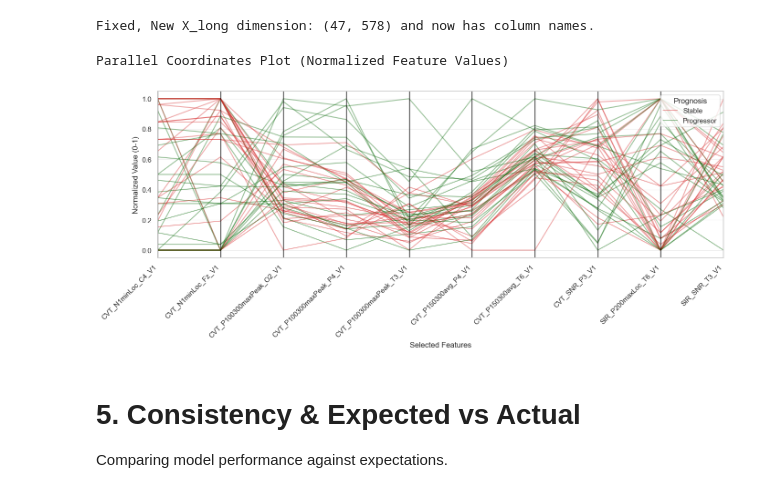
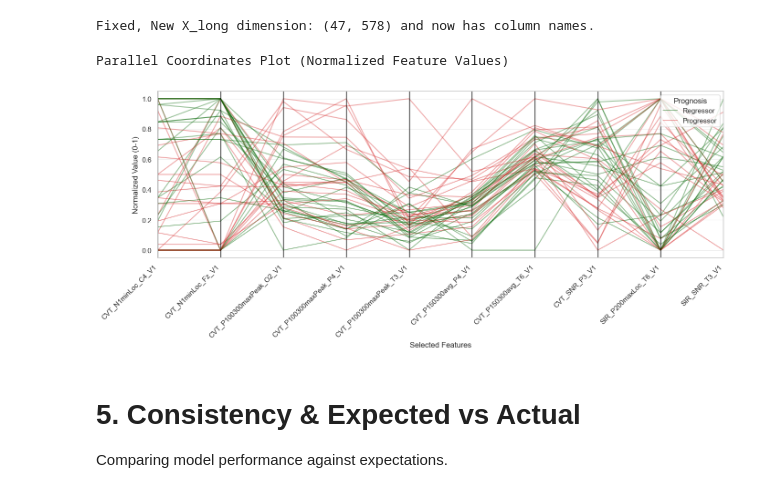
Before and after one commit to EdizArkin/EEG-Cognitive-Progression-Analysis-Early-Diagnosis, a Jupyter notebook: model.ipynb, the cells around one changed output. Cells and saved outputs as stored; diff of their text form; code cells hidden in the pictures.

```diff
--- a/model.ipynb
+++ b/model.ipynb
@@ -485,36 +485,36 @@ selected_cols = X_long.columns[mask].tolist()
 # Create a temporary DataFrame for visualization
 df_vis = X_long[selected_cols].copy()
 
 # Normalize features to 0-1 range (Crucial for Parallel Coordinates)
 # Without normalization, features with large scales (e.g., Power) would dominate the plot.
 df_vis = (df_vis - df_vis.min()) / (df_vis.max() - df_vis.min())
 
 # Add the Target column for coloring
-df_vis['Progression_Status'] = y_long.map({0: 'Stable', 1: 'Progressor'})
+df_vis['Progression_Status'] = y_long.map({0: 'Regressor', 1: 'Progressor'})
 
 # Plotting
 fig = plt.figure(figsize=(14, 6))
 parallel_coordinates(
     df_vis,
     'Progression_Status',
-    color=('#D62728', '#006400'), # Red (Progressor) vs Dark Green (Stable)
+    color=('#006400','#D62728'), # Dark Green (Regressor) vs Red (Progressor)
     alpha=0.4,
     linewidth=1.5
 )
 
 print("Parallel Coordinates Plot (Normalized Feature Values)")
 plt.ylabel("Normalized Value (0-1)")
 plt.xlabel("Selected Features")
 plt.xticks(rotation=45, ha='right')
 plt.grid(True, alpha=0.3)
 plt.legend(title="Prognosis", loc='upper right')
 plt.tight_layout()
 
 outfp = os.path.join(OUT_FIGS, 'parallel_coordinates.pdf')
 save_and_show(fig, outfp)
 # %% [output]
 Parallel Coordinates Plot (Normalized Feature Values)
-[figure, old version]
+[figure, new version]
 # %% [markdown]
 # 5. Consistency & Expected vs Actual
 
```
Also changed, not shown: parts of 1 cell of this notebook, 5 other files.
